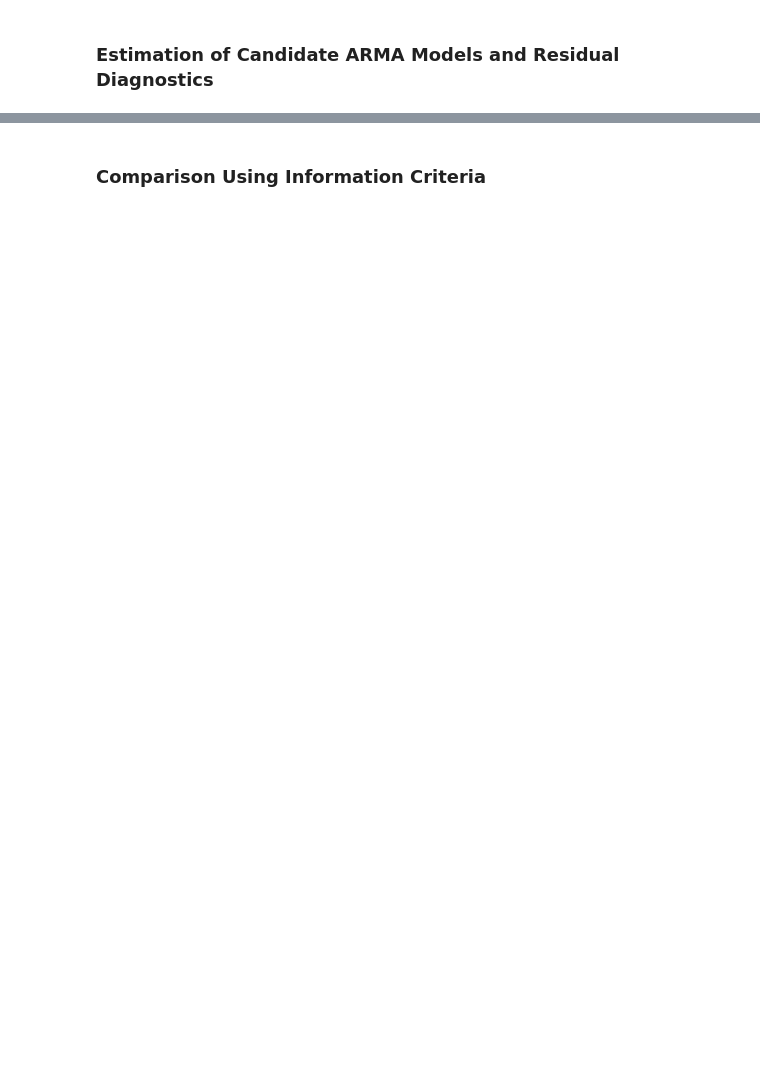
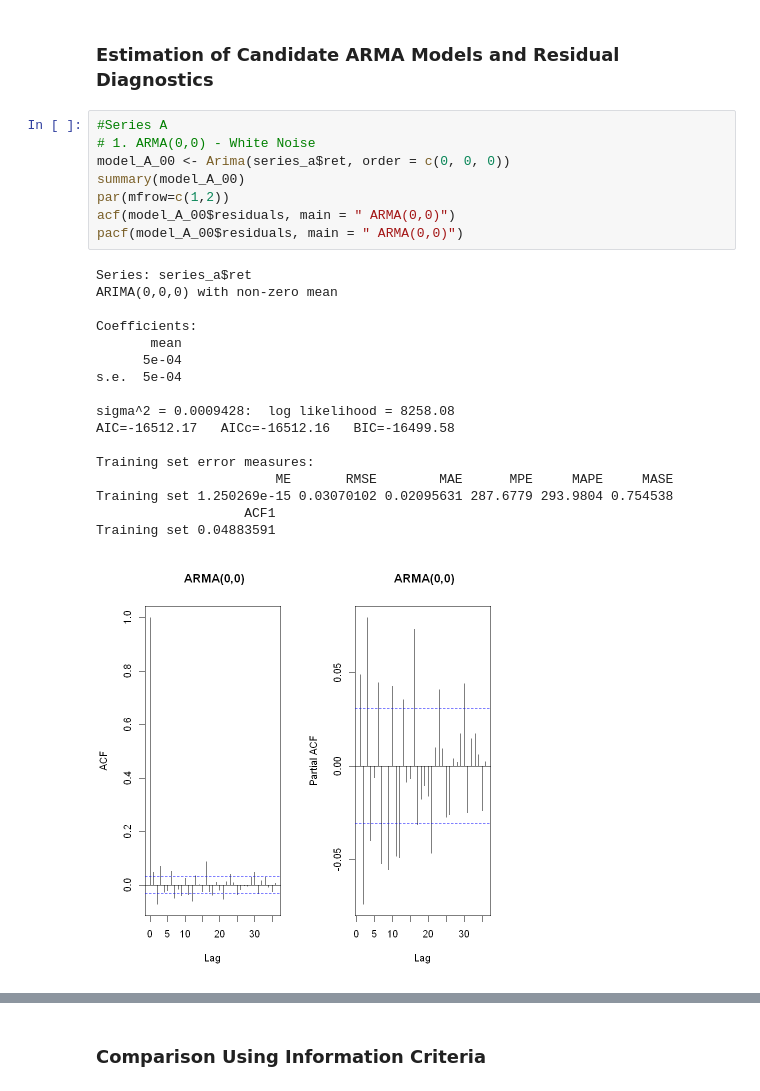
Before and after one commit to Stepan213/FinEcox, a Jupyter notebook: master.ipynb, the cells around one changed output, grey strips where cells are left out. Cells and saved outputs as stored; diff of their text form; blank space fills up the shorter version.

```diff
--- a/master.ipynb
+++ b/master.ipynb
@@ -23,2 +122,28 @@
 # %% [markdown]
 ### Estimation of Candidate ARMA Models and Residual Diagnostics
+# %%
+#Series A
+# 1. ARMA(0,0) - White Noise
+model_A_00 <- Arima(series_a$ret, order = c(0, 0, 0))
+summary(model_A_00)
+par(mfrow=c(1,2))
+acf(model_A_00$residuals, main = " ARMA(0,0)")
+pacf(model_A_00$residuals, main = " ARMA(0,0)")
+# %% [output]
+Series: series_a$ret
+ARIMA(0,0,0) with non-zero mean
+
+Coefficients:
+       mean
+      5e-04
+s.e.  5e-04
+
+sigma^2 = 0.0009428:  log likelihood = 8258.08
+AIC=-16512.17   AICc=-16512.16   BIC=-16499.58
+
+Training set error measures:
+                       ME       RMSE        MAE      MPE     MAPE     MASE
+Training set 1.250269e-15 0.03070102 0.02095631 287.6779 293.9804 0.754538
+                   ACF1
+Training set 0.04883591
+[figure, added]
```
Also changed, not shown: parts of 23 cells of this notebook.
